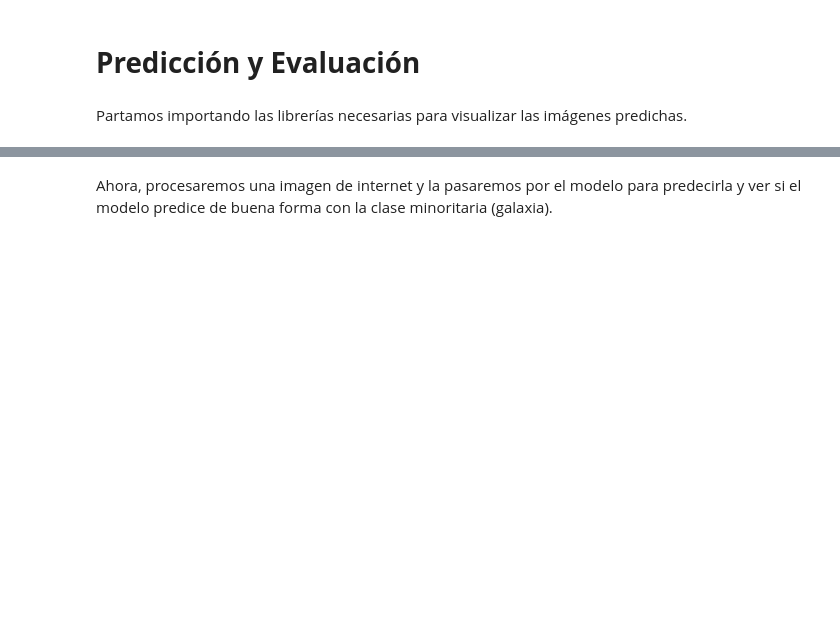
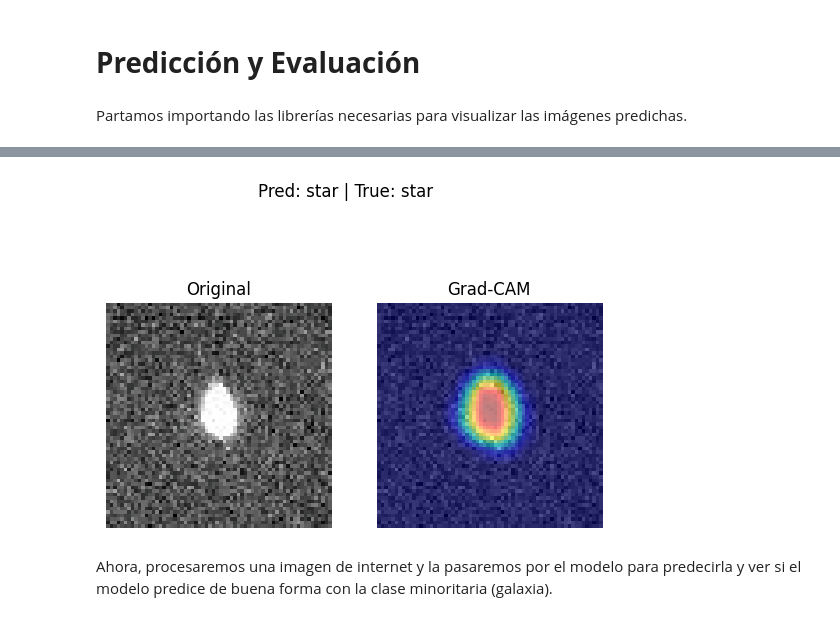
Before and after one commit to Kevin2558/Data_Science_Borrador, a Jupyter notebook: 10_Proyecto_Final/Opcion_2/Borrador.ipynb, the cells around one changed output, grey strips where cells are left out. Cells and saved outputs as stored; diff of their text form; code cells hidden in the pictures; blank space fills up the shorter version.

```diff
--- a/10_Proyecto_Final/Opcion_2/Borrador.ipynb
+++ b/10_Proyecto_Final/Opcion_2/Borrador.ipynb
@@ -1358,3 +1373,50 @@ plt.show()
+# %%
+# Tomar un lote de prueba (del DataLoader que ya tenemos)
+imgs, labels = next(iter(test_dl))
+
+# Pasamos por la red para obtener predicciones del modelo (modo evaluación)
+model.eval()
+with torch.no_grad():
+    logits = model(imgs.to(device))
+    preds  = logits.argmax(1).cpu()
+
+# Encontrar un ejemplo clasificado correctamente
+correct_indices = [i for i, (true, pred) in enumerate(zip(labels, preds)) if true == pred]
+
+if len(correct_indices) > 0:
+    # Seleccionar el primer ejemplo clasificado correctamente
+    idx_to_show = correct_indices[0]
+    img, label = imgs[idx_to_show:idx_to_show+1], labels[idx_to_show]
+
+    # Preparar Grad-CAM sobre la última conv de nuestra red
+    target_layer = model.features[-3]
+    img = img.to(device)
+
+    with GradCAM(model=model, target_layers=[target_layer]) as cam:
+        grayscale_cam = cam(input_tensor=img)[0]
+
+    # Des-normalizar para visualizar
+    def denorm(t):
+      mean = torch.tensor([0.4914, 0.4822, 0.4465]).view(3,1,1)
+      std = torch.tensor([0.2023, 0.1994, 0.2010]).view(3,1,1)
+      return torch.clamp(t*std+mean, 0, 1)
+
+    rgb = denorm(img.cpu()[0]).permute(1,2,0).numpy()
+    cam_img = show_cam_on_image(rgb, grayscale_cam, use_rgb=True)
+
+    classes = ds.classes
+    pred = model(img).argmax(1).item()
+
+    true = label.item()
+    title = f'Pred: {classes[pred]} | True: {classes[true]}'
+    plt.subplot(1,2,1); plt.imshow(rgb); plt.axis('off') ;plt.title('Original')
+    plt.subplot(1,2,2); plt.imshow(cam_img); plt.axis('off') ;plt.title('Grad-CAM')
+    plt.suptitle(title, fontsize=12)
+    plt.show()
+else:
+    print("No se encontró ningún ejemplo clasificado correctamente en este lote.")
+# %% [output]
+[figure, added]
 # %% [markdown]
 Ahora, procesaremos una imagen de internet y la pasaremos por el modelo para predecirla y ver si el modelo predice de buena forma con la clase minoritaria (galaxia).
 # %%
```
Also changed, not shown: parts of 16 cells of this notebook.
